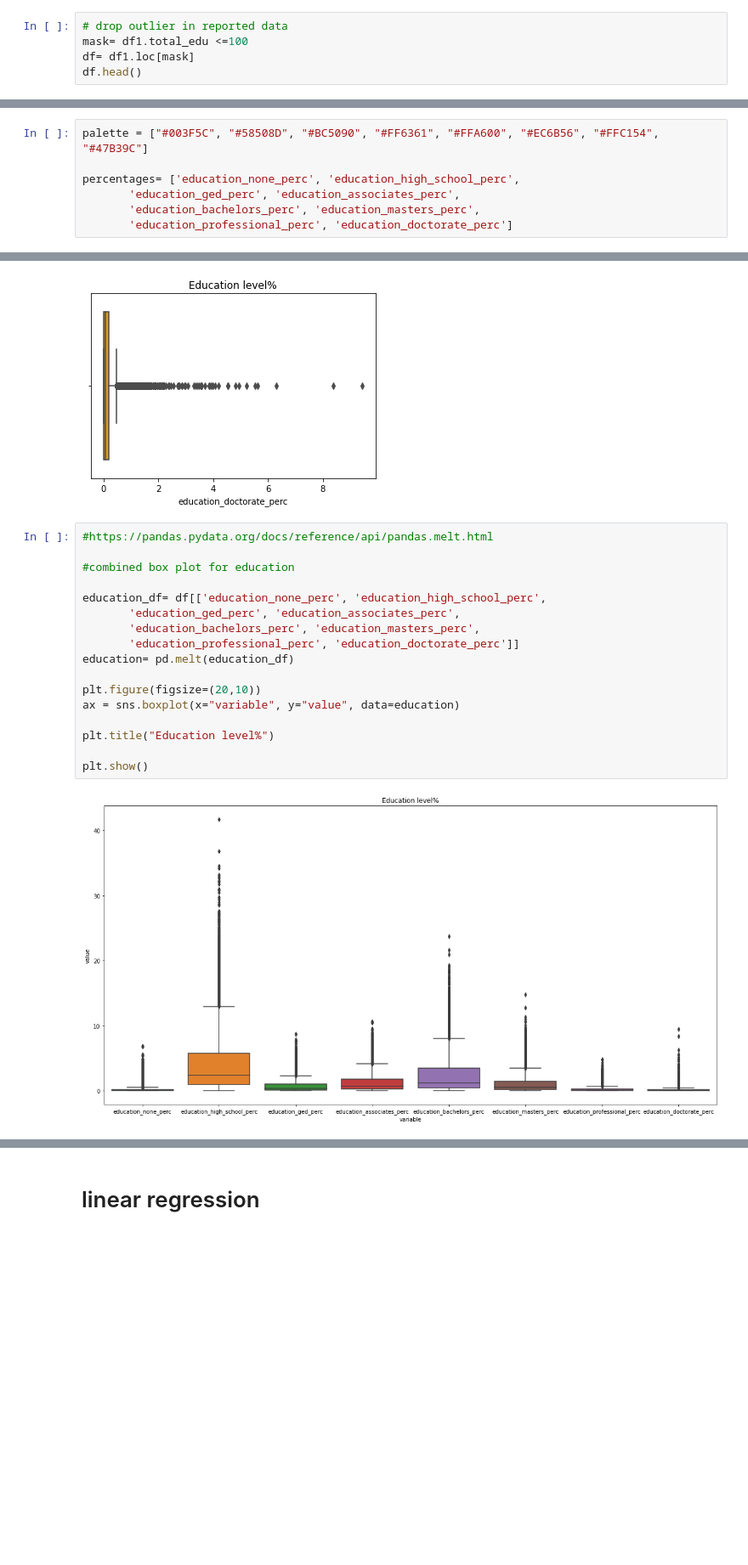
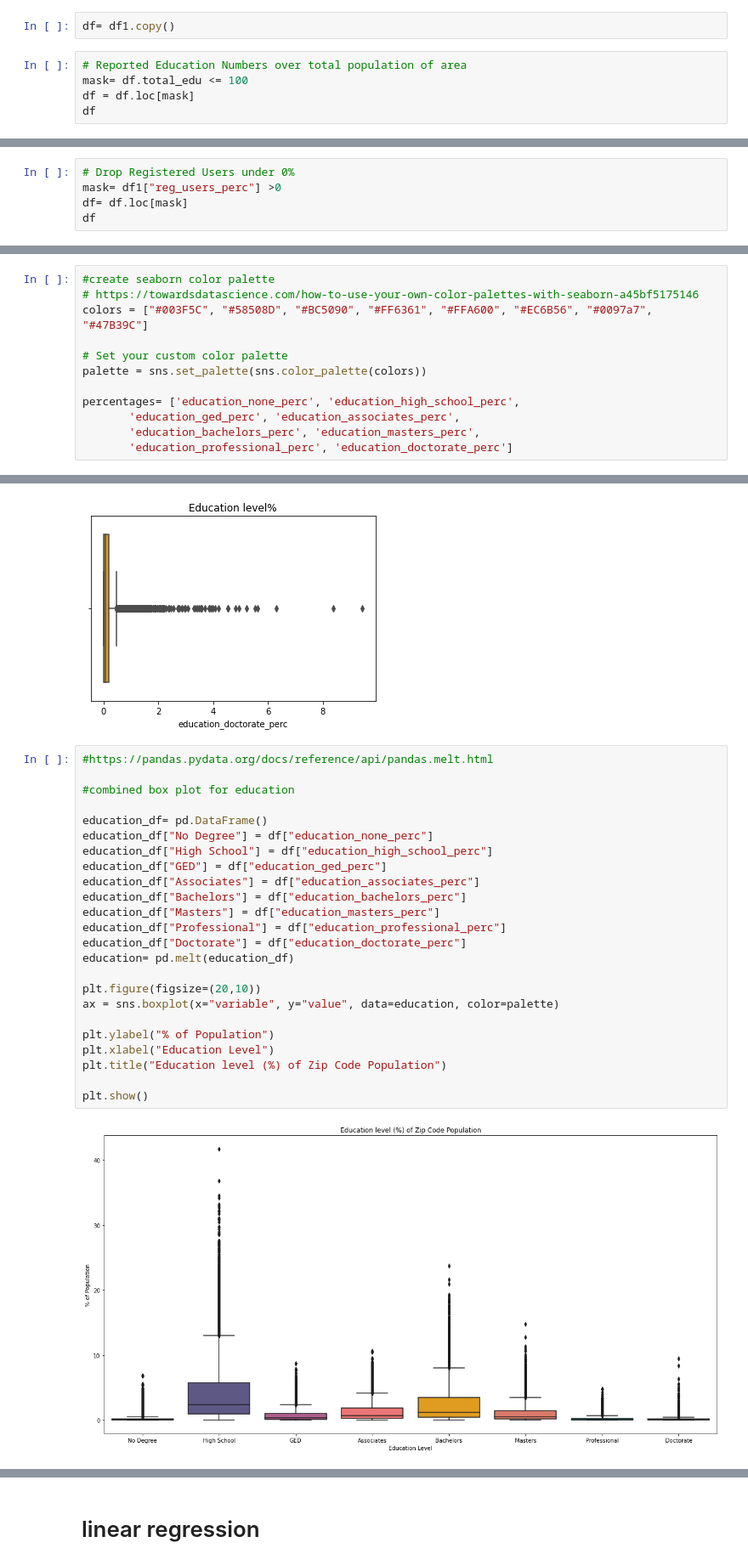
Before and after one commit to alvessab/smu_project1_libraries, a Jupyter notebook: Analysis education v registered users.ipynb, the cells around one changed output, grey strips where cells are left out. Shown at 85% size. Saved outputs shown, nothing was run; the diff lists cells and outputs as text; blank space fills up the shorter version.

```diff
--- a/Analysis education v registered users.ipynb
+++ b/Analysis education v registered users.ipynb
@@ -96,8 +91,10 @@ df1.loc[mask]
+# %%
+df= df1.copy()
 # %%
-# drop outlier in reported data
-mask= df1.total_edu <=100
-df= df1.loc[mask]
-df.head()
+# Reported Education Numbers over total population of area
+mask= df.total_edu <= 100
+df = df.loc[mask]
+df
 # %% [output]
 |  | State | Library ID | Submission Year | Library Name | Street Address | City | Zip Code | Longitude | ... |
 | 0 | AK | AK0001 | 2015 | ANCHOR POINT PUBLIC LIBRARY | 72551 MILO FRITZ AVENUE | ANCHOR POINT | 99556 | -151.840007 | ... |
@@ -108,0 +112,5 @@ df.head()
+# %%
+# Drop Registered Users under 0%
+mask= df1["reg_users_perc"] >0
+df= df.loc[mask]
+df
@@ -109,5 +152,10 @@ df.head()
 # %%
-palette = ["#003F5C", "#58508D", "#BC5090", "#FF6361", "#FFA600", "#EC6B56", "#FFC154", "#47B39C"]
+#create seaborn color palette
+# https://towardsdatascience.com/how-to-use-your-own-color-palettes-with-seaborn-a45bf5175146
+colors = ["#003F5C", "#58508D", "#BC5090", "#FF6361", "#FFA600", "#EC6B56", "#0097a7", "#47B39C"]
+
+# Set your custom color palette
+palette = sns.set_palette(sns.color_palette(colors))
 
 percentages= ['education_none_perc', 'education_high_school_perc',
        'education_ged_perc', 'education_associates_perc',
@@ -283,19 +408,26 @@ for perc in percentages:
 # %%
 #https://pandas.pydata.org/docs/reference/api/pandas.melt.html
 
 #combined box plot for education
 
-education_df= df[['education_none_perc', 'education_high_school_perc',
-       'education_ged_perc', 'education_associates_perc',
-       'education_bachelors_perc', 'education_masters_perc',
-       'education_professional_perc', 'education_doctorate_perc']]
+education_df= pd.DataFrame()
+education_df["No Degree"] = df["education_none_perc"]
+education_df["High School"] = df["education_high_school_perc"]
+education_df["GED"] = df["education_ged_perc"]
+education_df["Associates"] = df["education_associates_perc"]
+education_df["Bachelors"] = df["education_bachelors_perc"]
+education_df["Masters"] = df["education_masters_perc"]
+education_df["Professional"] = df["education_professional_perc"]
+education_df["Doctorate"] = df["education_doctorate_perc"]
 education= pd.melt(education_df)
 
 plt.figure(figsize=(20,10))
-ax = sns.boxplot(x="variable", y="value", data=education)
+ax = sns.boxplot(x="variable", y="value", data=education, color=palette)
 
-plt.title("Education level%")
+plt.ylabel("% of Population")
+plt.xlabel("Education Level")
+plt.title("Education level (%) of Zip Code Population")
 
 plt.show()
 # %% [output]
-[figure, old version]
+[figure, new version]
```
Also changed, not shown: parts of 31 cells of this notebook, 7 other files.
